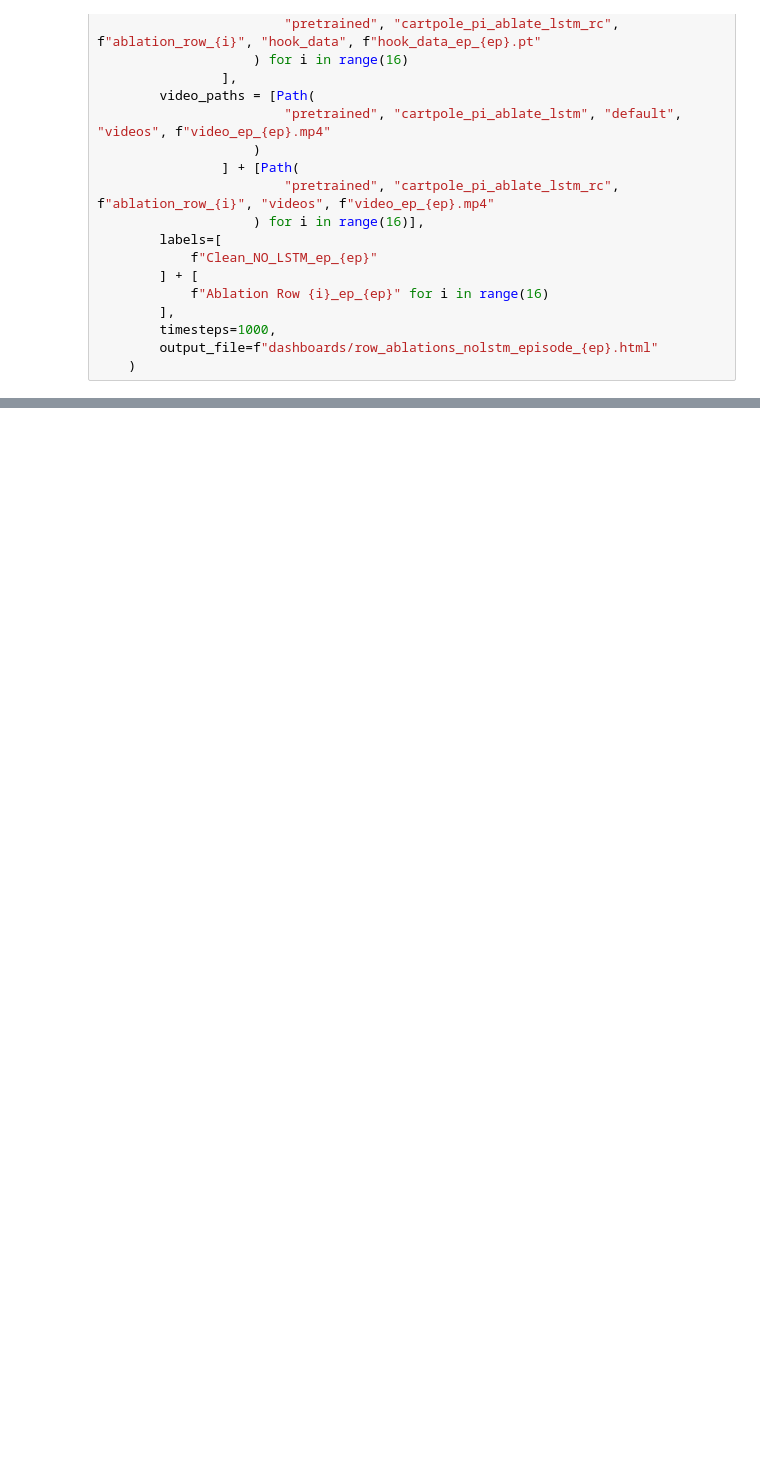
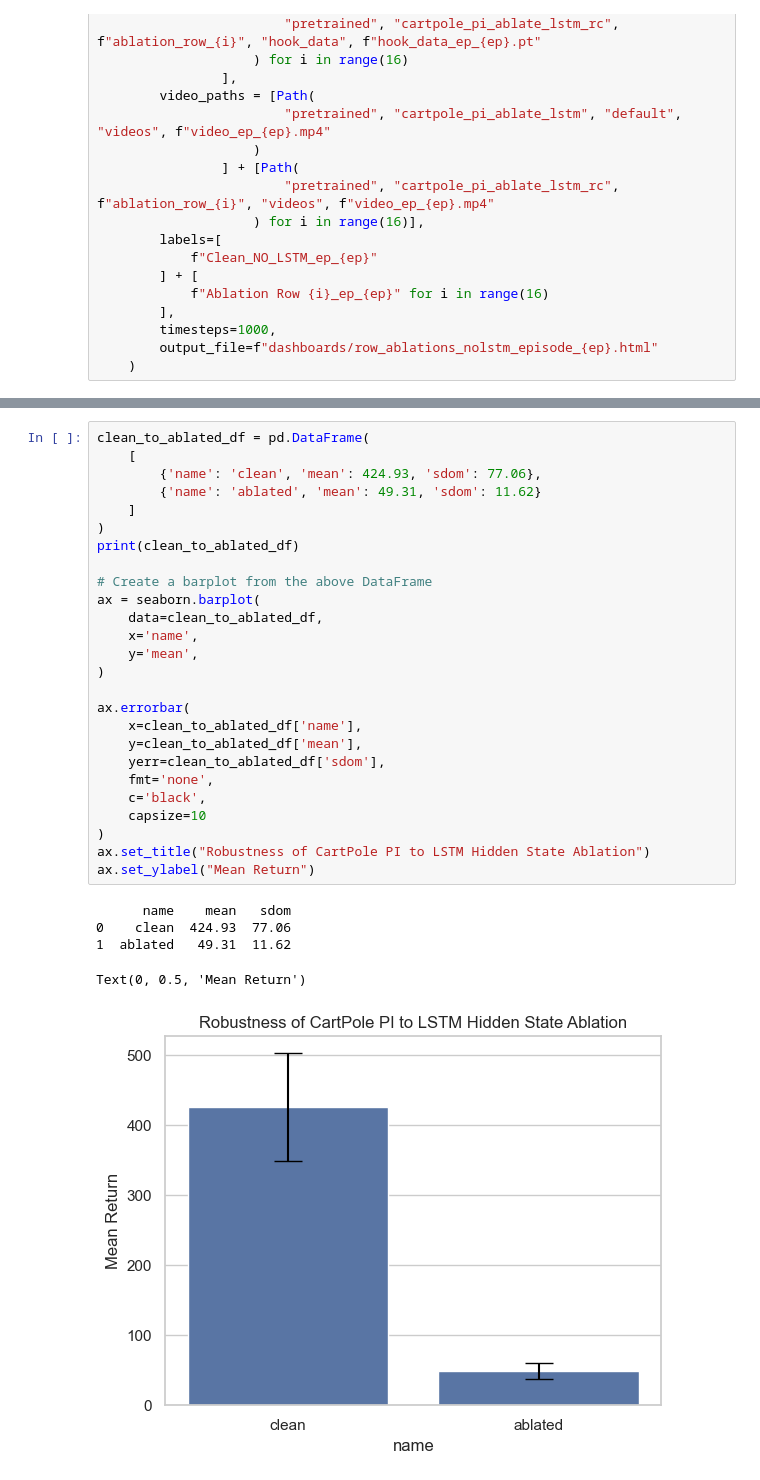
Before and after one commit to N00bcak/RECAP-RL-Interp, a Jupyter notebook: agent_interp.ipynb, the cells around one changed output, grey strips where cells are left out. Cells and saved outputs as stored; diff of their text form; blank space fills up the shorter version.

```diff
--- a/agent_interp.ipynb
+++ b/agent_interp.ipynb
@@ -1327,0 +1612,32 @@ for ep in tqdm(range(20)):
+# %%
+clean_to_ablated_df = pd.DataFrame(
+    [
+        {'name': 'clean', 'mean': 424.93, 'sdom': 77.06},
+        {'name': 'ablated', 'mean': 49.31, 'sdom': 11.62}
+    ]
+)
+print(clean_to_ablated_df)
+
+# Create a barplot from the above DataFrame
+ax = seaborn.barplot(
+    data=clean_to_ablated_df,
+    x='name',
+    y='mean',
+)
+
+ax.errorbar(
+    x=clean_to_ablated_df['name'],
+    y=clean_to_ablated_df['mean'],
+    yerr=clean_to_ablated_df['sdom'],
+    fmt='none',
+    c='black',
+    capsize=10
+)
+ax.set_title("Robustness of CartPole PI to LSTM Hidden State Ablation")
+ax.set_ylabel("Mean Return")
+# %% [output]
+      name    mean   sdom
+0    clean  424.93  77.06
+1  ablated   49.31  11.62
+Text(0, 0.5, 'Mean Return')
+[figure, added]
```
Also changed, not shown: parts of 12 cells of this notebook, 4 other files.
